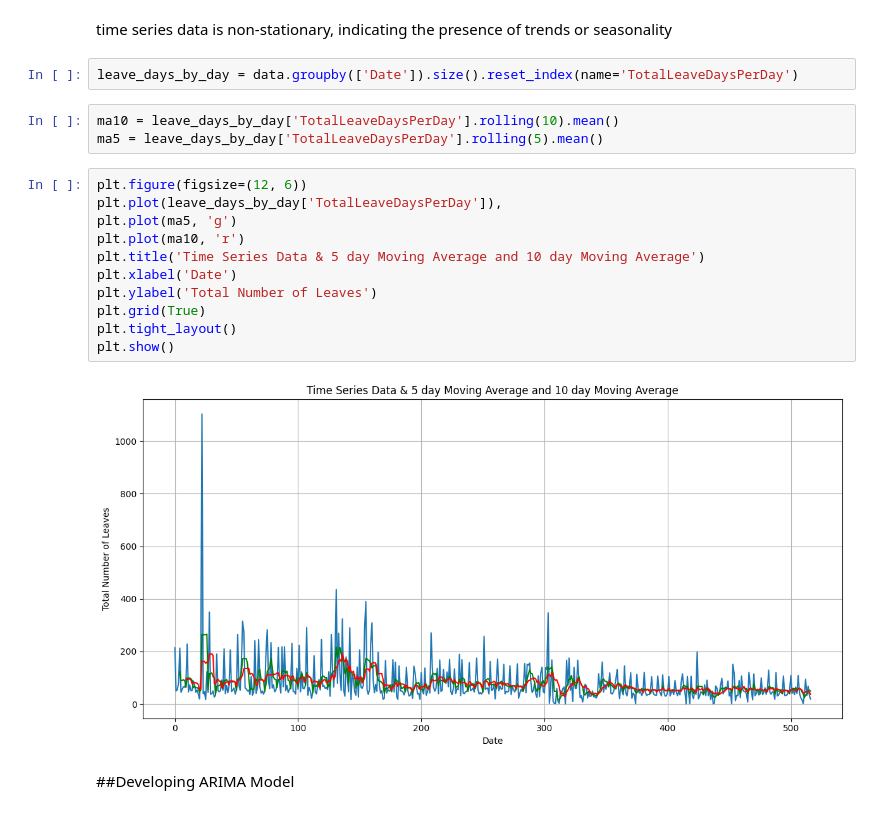
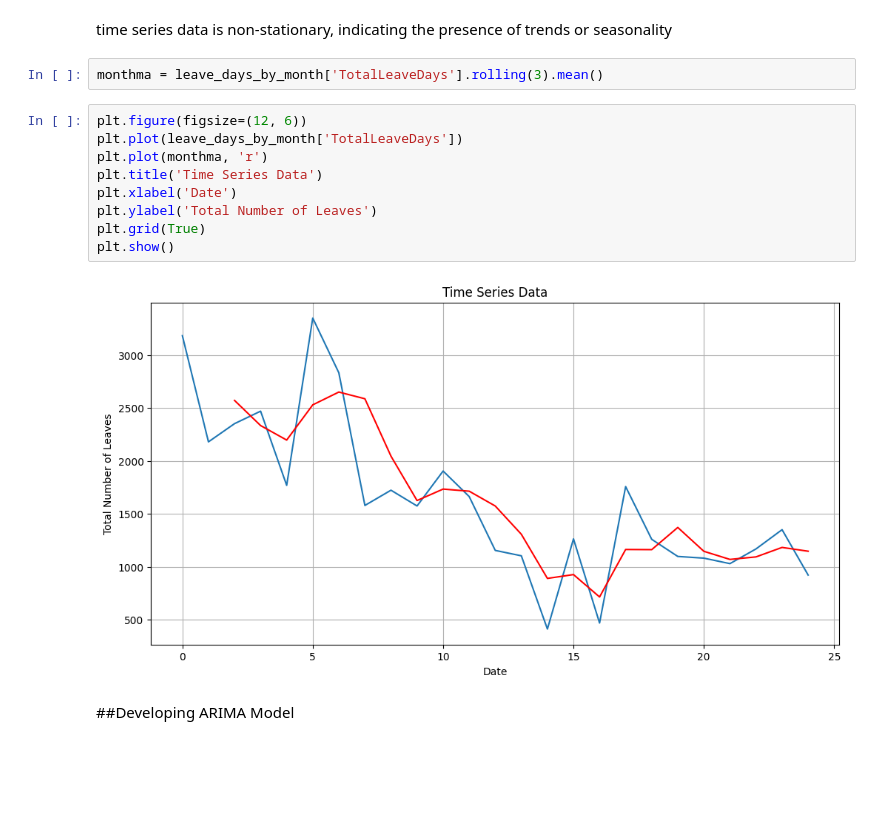
Before and after one commit to DSGP-Group-1-EAPS/SL-Apparel-Dataset, a Jupyter notebook: ARIMA_and_Random_Forest_Classifier.ipynb, the cells around one changed output. Cells and saved outputs as stored; diff of their text form; blank space fills up the shorter version.

Commit message:
Added 3 month moving average

```diff
--- a/ARIMA_and_Random_Forest_Classifier.ipynb
+++ b/ARIMA_and_Random_Forest_Classifier.ipynb
@@ -165,24 +166,19 @@ Critical Values:
    10%: -2.6507125
 # %% [markdown]
 time series data is non-stationary, indicating the presence of trends or seasonality
-# %%
-leave_days_by_day = data.groupby(['Date']).size().reset_index(name='TotalLeaveDaysPerDay')
-# %%
-ma10 = leave_days_by_day['TotalLeaveDaysPerDay'].rolling(10).mean()
-ma5 = leave_days_by_day['TotalLeaveDaysPerDay'].rolling(5).mean()
+# %%
+monthma = leave_days_by_month['TotalLeaveDays'].rolling(3).mean()
 # %%
 plt.figure(figsize=(12, 6))
-plt.plot(leave_days_by_day['TotalLeaveDaysPerDay']),
-plt.plot(ma5, 'g')
-plt.plot(ma10, 'r')
-plt.title('Time Series Data & 5 day Moving Average and 10 day Moving Average')
+plt.plot(leave_days_by_month['TotalLeaveDays'])
+plt.plot(monthma, 'r')
+plt.title('Time Series Data')
 plt.xlabel('Date')
 plt.ylabel('Total Number of Leaves')
 plt.grid(True)
-plt.tight_layout()
 plt.show()
 # %% [output]
-[figure, old version]
+[figure, new version]
 # %% [markdown]
 ##Developing ARIMA Model
 # %%
```
Also changed, not shown: parts of 4 cells of this notebook.
